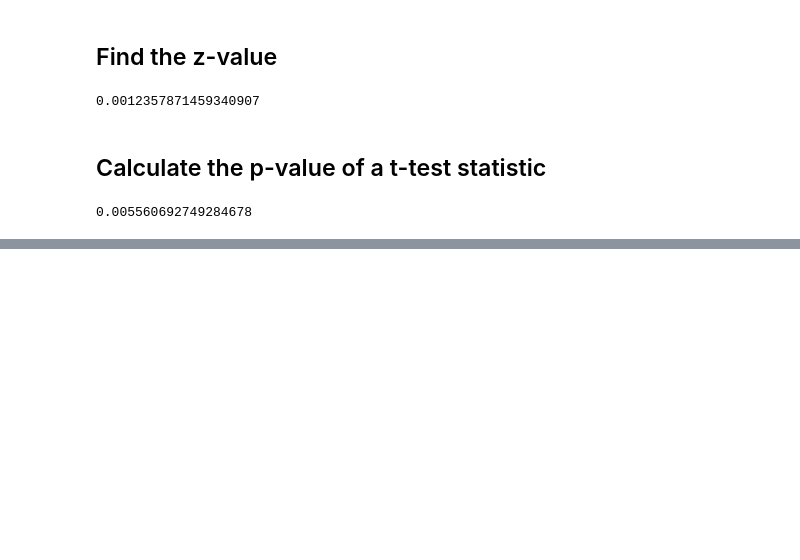
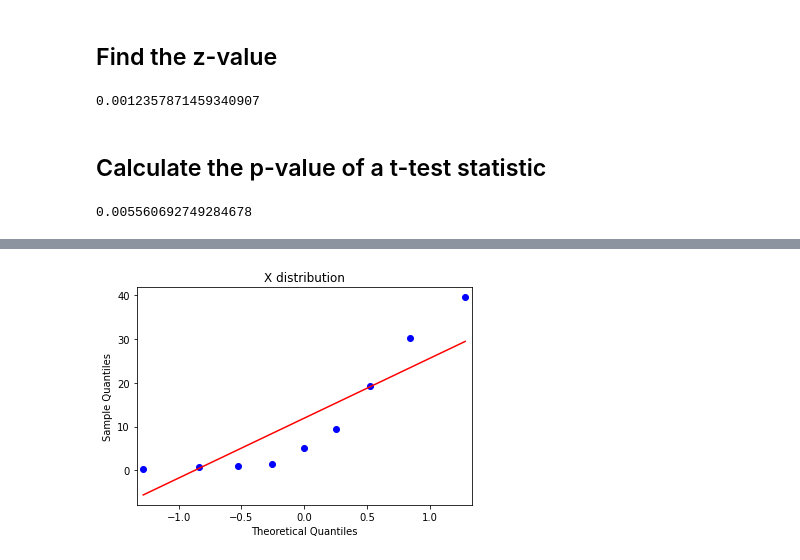
Before and after one commit to ricardopicon/Data-Analysis-Computation, a Jupyter notebook: Module-1.ipynb, the cells around one changed output, grey strips where cells are left out. Saved outputs shown, nothing was run; the diff lists cells and outputs as text; code cells hidden in the pictures; blank space fills up the shorter version.

```diff
--- a/Module-1.ipynb
+++ b/Module-1.ipynb
@@ -45,0 +109,9 @@ p_value
+# %%
+## qq plots should look iid if the variable is normally distributed
+## https://www.statisticshowto.com/q-q-plots/
+import statsmodels.api as sm
+sm.qqplot(Xs, line='s')
+plt.title("X distribution")
+plt.show()
+# %% [output]
+[figure, added]
```
Also changed, not shown: parts of 49 cells of this notebook, 2 other files.
